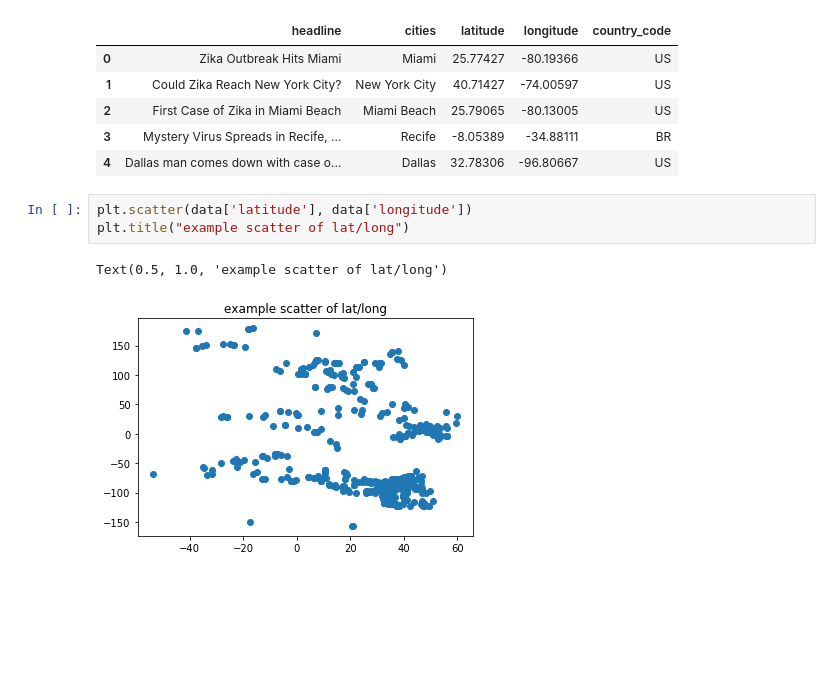
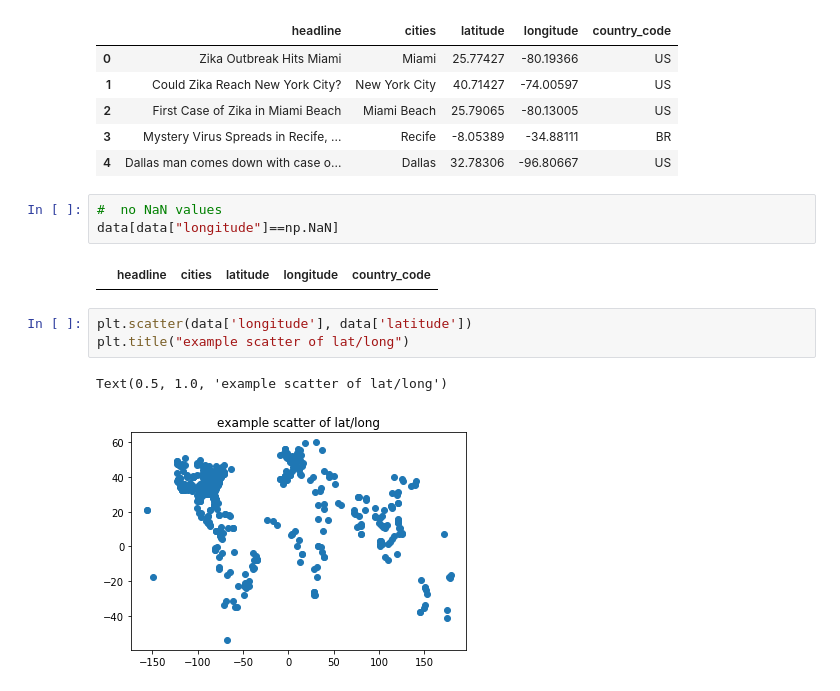
Before and after one commit to Dakoina/discovering-disease-outbreaks-base, a Jupyter notebook: chapter3.ipynb, the cells around one changed output. Cells and saved outputs as stored; diff of their text form; blank space fills up the shorter version.

```diff
--- a/chapter3.ipynb
+++ b/chapter3.ipynb
@@ -22,9 +23,14 @@ data.head()
 | 2 | First Case of Zika in Miami Beach | Miami Beach | 25.79065 | -80.13005 | US |
 | 3 | Mystery Virus Spreads in Recife, ... | Recife | -8.05389 | -34.88111 | BR |
 | 4 | Dallas man comes down with case o... | Dallas | 32.78306 | -96.80667 | US |
+# %%
+#  no NaN values
+data[data["longitude"]==np.NaN]
+# %% [output]
+|  | headline | cities | latitude | longitude | country_code |
 # %%
-plt.scatter(data['latitude'], data['longitude'])
+plt.scatter(data['longitude'], data['latitude'])
 plt.title("example scatter of lat/long")
 # %% [output]
 Text(0.5, 1.0, 'example scatter of lat/long')
-[figure, old version]
+[figure, new version]
```
Also changed, not shown: parts of 35 cells of this notebook.
